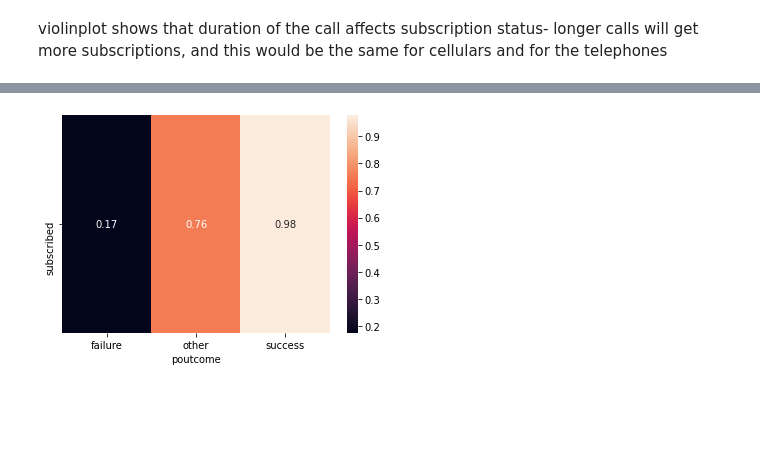
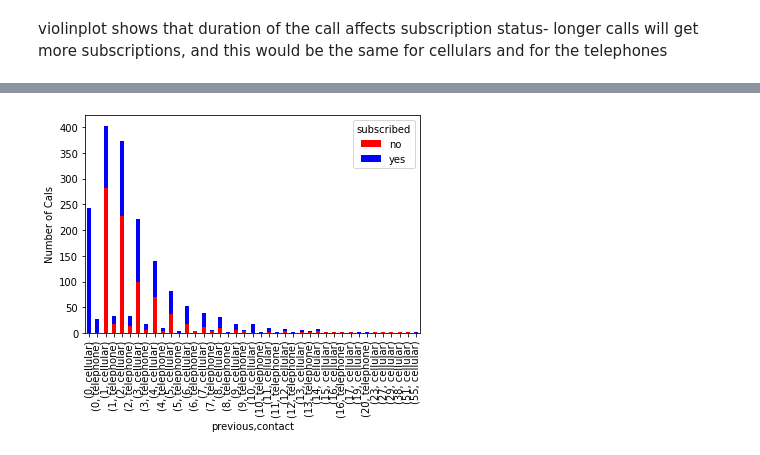
Before and after one commit to mandricic/CS5062, a Jupyter notebook: etivity1.ipynb, the cells around one changed output, grey strips where cells are left out. Cells and saved outputs as stored; diff of their text form; code cells hidden in the pictures; blank space fills up the shorter version.

```diff
--- a/etivity1.ipynb
+++ b/etivity1.ipynb
@@ -141,8 +143,9 @@ plt.show()
-# %%
-pivot_table_LCG = df.pivot_table(values='subscribed',
-                           columns='poutcome',
-                           aggfunc=lambda x: x.map({'yes':1, 'no':0}).mean())
-sns.heatmap(pivot_table_LCG, annot=True)
-plt.show()
-# %% [output]
-[figure, removed]
+# %%
+
+
+crosstab_CGL = pd.crosstab([df['previous'], df['contact']], df['subscribed'])
+crosstab_CGL.plot(kind='bar', stacked=True, color=['red', 'blue'], grid=False)
+plt.ylabel('Number of Cals')
+plt.show()
+# %% [output]
+[figure, added]
```
Also changed, not shown: parts of 10 cells of this notebook.
